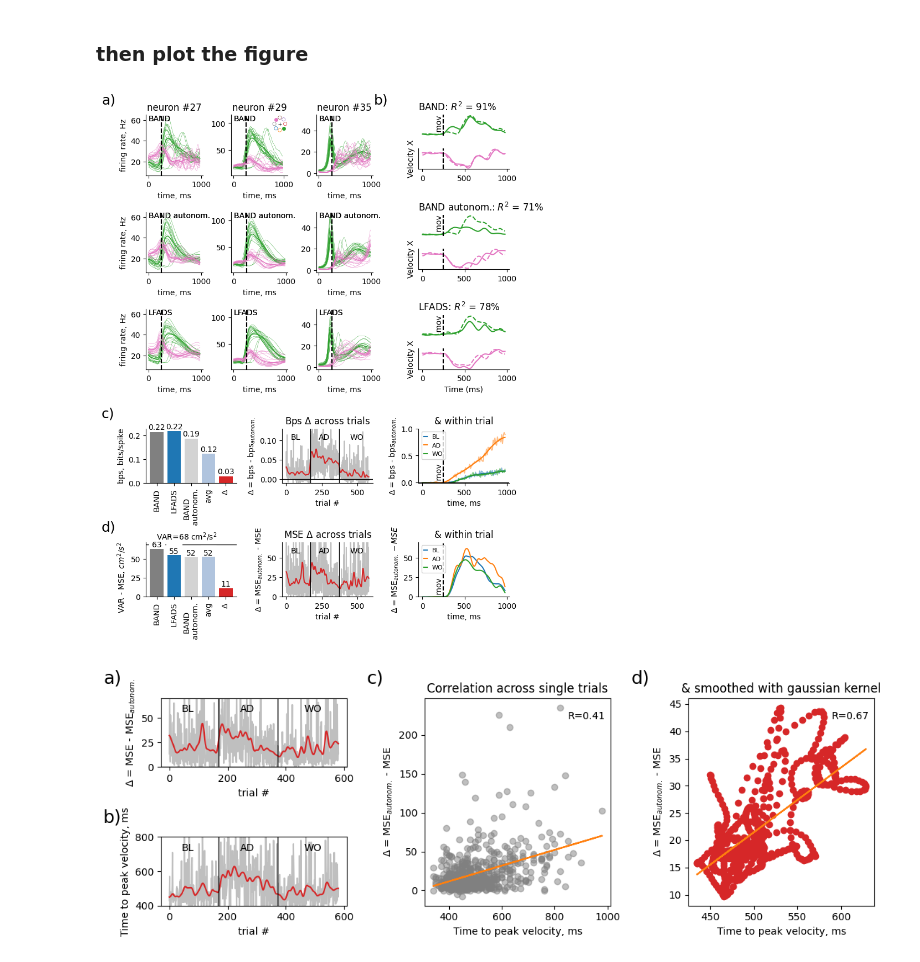
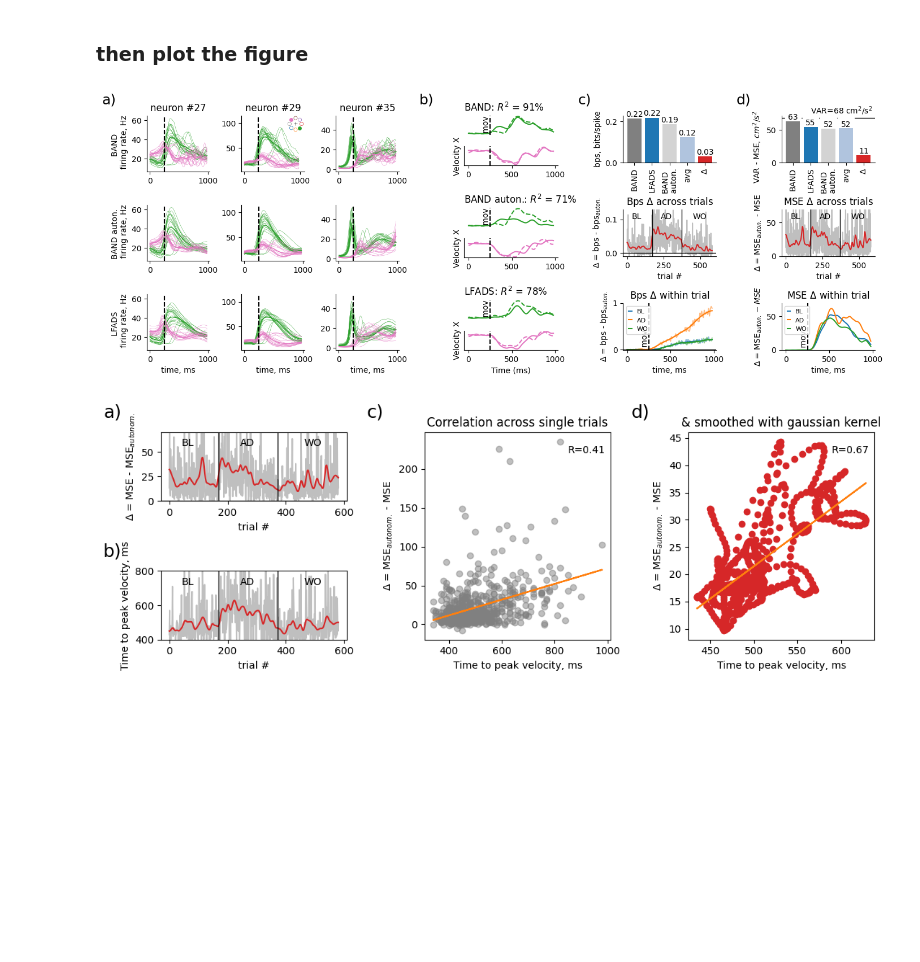
Before and after one commit to NinelK/BAND-torch, a Jupyter notebook: notebooks/paper/Fig5_small_controlled_variability.ipynb, the cells around one changed output. Drawn from its saved outputs; the diff is of its cells as text; code cells hidden in the pictures; blank space fills up the shorter version.

Commit message:
update figures

```diff
--- a/notebooks/paper/Fig5_small_controlled_variability.ipynb
+++ b/notebooks/paper/Fig5_small_controlled_variability.ipynb
@@ -868,24 +868,23 @@ def make_task_schematics(ax, x,y,r,aspect=1.,shown=np.ones(8)):
                 s = 20, c='k', marker='+',linewidth=.5)
 # %%
 layout = '''
-AAB
-AAB
-AAB
-CCC
-DDD
+AABCD
+AABCD
+AABCD
 '''
 
 trial_kernel_w = 5 # kernel width for smoothing over trials
 select = [2,6] # directions to plot
 
-fig = plt.figure(figsize=(8, 10))
+fig = plt.figure(figsize=(14, 5))
 # blank = fig.add_subplot([0,0,1,1])
-specs, gs = panel_specs(layout, fig=fig, gridspec_args={'left': 0.1, 'right': .92, 'bottom': 0.08, 'top': 0.95, 'hspace': 1.2, 'wspace': .5})
+specs, gs = panel_specs(layout, fig=fig, gridspec_args={'left': 0.06, 'right': .98, 'bottom': 0.09, 'top': 0.92, 'hspace': 1.2, 'wspace': .7})
 axes = {}
 
-ratios = [1,1,1]
-gs.set_width_ratios(ratios)
-gs.set_height_ratios([1,1,1,1.2,1.2])
+w_ratios = [1,1,1,1,1]
+h_ratios = [1,1,1]
+gs.set_width_ratios(w_ratios)
+gs.set_height_ratios(h_ratios)
 
 model_rows = 3
 subgs = specs['A'].subgridspec(model_rows, 3, wspace=0.5)
@@ -902,14 +901,14 @@ for j in range(model_rows*len(select)+(model_rows-1)):
     axes[f"B{j}"] = ax = fig.add_subplot(subgs[j])
 label_panel(axes['B0'], 'b', postfix=')')
 
-subgs = specs['C'].subgridspec(1, 3, wspace=0.5)
-subgs.set_width_ratios(ratios)
+subgs = specs['C'].subgridspec(3, 1, hspace=1)
+subgs.set_height_ratios(h_ratios)
 for i in range(3):
     axes[f"C{i}"] = ax = fig.add_subplot(subgs[i])
 label_panel(axes['C0'], 'c', postfix=')')
 
-subgs = specs['D'].subgridspec(1, 3, wspace=0.5)
-subgs.set_width_ratios(ratios)
+subgs = specs['D'].subgridspec(3, 1, hspace=1)
+subgs.set_height_ratios(h_ratios)
 for i in range(3):
     axes[f"D{i}"] = ax = fig.add_subplot(subgs[i])
 label_panel(axes['D0'], 'd', postfix=')')
@@ -922,7 +921,7 @@ for k, (n, sub) in enumerate(zip([27, 29, 35], [select,select,select])):
     for i, (frs, title) in enumerate(zip([concat_rates[model_id],
                                           concat_noci_rates[model_id],
                                           concat_rates[0]],
-                                        [mn, f'{mn} autonom.', "LFADS"])):
+                                        [mn, f'{mn} auton.', "LFADS"])):
         for j, d in enumerate(unique_dirs):
             if d in unique_dirs[sub]:
                 mask = concat_target_direction == d
@@ -940,9 +939,10 @@ for k, (n, sub) in enumerate(zip([27, 29, 35], [select,select,select])):
                 if i == 0:
                     axes[f'A0{k}'].set_title(f"neuron #{n}")  # , firing rate")
                 if k == 0:
-                    axes[f'A{i}{k}'].set_ylabel("firing rate, Hz")
-                axes[f'A{i}{k}'].set_xlabel("time, ms")
-                axes[f'A{i}{k}'].text(0.05, 0.9, title, transform=axes[f'A{i}{k}'].transAxes, ha='left')
+                    axes[f'A{i}{k}'].set_ylabel(f"{title} \n firing rate, Hz")
+                if i == 2:
+                    axes[f'A2{k}'].set_xlabel("time, ms")
+                # axes[f'A{i}{k}'].text(0.05, 0.9, title, transform=axes[f'A{i}{k}'].transAxes, ha='left')
 
                 # add movement onset mark and text
                 axes[f'A{i}{k}'].axvline(250, c='k', linestyle='--')
@@ -959,7 +959,7 @@ axes[f'B{len(select)-1}'].set_xlabel('')
 axes[f'B{len(select)}'].axis('off')
 plot_beh_pred(concat_true_behavior, concat_noci_behaviors[model_id],
               dir_index, t2p, [axes[f'B{i}'] for i in range(len(select)+1,len(select)*2+1)],
-              'all', 'AD', select = select, component=0,title=f"{mn} autonom.")
+              'all', 'AD', select = select, component=0,title=f"{mn} auton.")
 axes[f'B{len(select)*2}'].set_xlabel('')
 axes[f'B{len(select)*2+1}'].axis('off')
 plot_beh_pred(concat_true_behavior, concat_behaviors[0],
@@ -977,7 +977,7 @@ select = [2,6] # directions to plot
 values = [valid_co_bps[mn], valid_co_bps['LFADS'], valid_co_bps[f'{mn}_noci'],
                 valid_co_bps['avg'],
                 valid_co_bps[mn] - valid_co_bps[f'{mn}_noci']]
-axes['C0'].bar([mn, 'LFADS', f'{mn}\n autonom.',
+axes['C0'].bar([mn, 'LFADS', f'{mn}\n auton.',
                 'avg', r'$\Delta$'],
                values,
                color=['grey','C0', 'lightgrey','lightsteelblue','C3'])
@@ -999,12 +999,12 @@ axes['C1'].text(0.5 * n_BL / n, 0.8, 'BL', transform=axes['C1'].transAxes, ha='c
 axes['C1'].text((n_BL + 0.5*n_AD) / n, 0.8, 'AD', transform=axes['C1'].transAxes, ha='center')
 axes['C1'].text((n_BL + n_AD + 0.5*n_WO) / n, 0.8, 'WO', transform=axes['C1'].transAxes, ha='center')
 axes['C1'].set_xlabel('trial #')
-axes['C1'].set_ylabel(r'$\Delta$ = bps - bps$_{autonom.}$')
+axes['C1'].set_ylabel(r'$\Delta$ = bps - bps$_{auton.}$')
 axes['C1'].set_title(r'Bps $\Delta$ across trials')
 # axes['C1'].set_yticks([0,0.05])
 axes['C1'].set_ylim([-0.01,0.13])
 
-axes['C2'].set_title('& within trial')
+axes['C2'].set_title('Bps $\Delta$ within trial')
 time = np.arange(concat_data.shape[1])*bin_size_ms
 for e, epoch_name in enumerate(['BL','AD','WO']):
     n_sp = valid_data[valid_epoch==e].sum(0).sum(-1)
@@ -1015,7 +1015,7 @@ for e, epoch_name in enumerate(['BL','AD','WO']):
     axes['C2'].plot(time, gaussian_filter1d(cobps - cobps_noci, 5),label=epoch_name,c=f"C{e}")
 axes['C2'].legend(loc='upper left',handlelength=.5,fontsize=8)
 axes['C2'].set_xlabel('time, ms')
-axes['C2'].set_ylabel(r'$\Delta$ = bps - bps$_{autonom.}$')
+axes['C2'].set_ylabel(r'$\Delta$ = bps - bps$_{auton.}$')
 # axes['C2'].set_yticks([0,0.05])
 axes['C2'].axhline(0, color='k', linewidth=1)
 axes['C2'].set_ylim([-0.01,1.0])
@@ -1029,7 +1029,7 @@ values = [beh_mse['var'] - beh_mse[mn],
                 beh_mse['var'] - beh_mse[f'{mn}_noci'],
                 beh_mse['var'] - beh_mse['avg_behavior'],
                 delta]
-axes['D0'].bar([mn, 'LFADS', f'{mn}\n autonom.',
+axes['D0'].bar([mn, 'LFADS', f'{mn}\n auton.',
                 'avg', r'$\Delta$'],
                values,
                 color=['grey','C0', 'lightgrey', 'lightsteelblue','C3'], zorder=2)
@@ -1040,7 +1040,7 @@ for i, v in enumerate(values):
     axes['D0'].text(i, v+2.5, f"{v:.0f}", ha='center', backgroundcolor='w', zorder=1) # zorder is important to not obstruct part of the bar
 # axes['D0'].set_ylim([-10,15])
 axes['D0'].axhline(beh_mse['var'], color='k', linewidth=1, zorder=0)
-axes['D0'].text(3.5, 1.1*beh_mse['var'], f"VAR={beh_mse['var']:.0f} "+r"cm$^2$/s$^2$", ha='right')
+axes['D0'].text(4.5, 1.1*beh_mse['var'], f"VAR={beh_mse['var']:.0f} "+r"cm$^2$/s$^2$", ha='right')
 
 axes['D1'].plot(mse_trials_delta,alpha=0.5,c='grey')
 axes['D1'].plot(gaussian_filter1d(mse_trials_delta, trial_kernel_w),c='C3')
@@ -1050,37 +1050,37 @@ n_AD = np.sum(epochs_pull==1)
 n_WO = np.sum(epochs_pull==2)
 n = n_BL + n_AD + n_WO
 axes['D1'].axvline(n_BL, color='k', linewidth=1)
 axes['D1'].axvline(n_BL+n_AD, color='k', linewidth=1)
 axes['D1'].axhline(0, color='k', linewidth=1)
 axes['D1'].text(0.5 * n_BL / n, 0.8, 'BL', transform=axes['D1'].transAxes, ha='center')
 axes['D1'].text((n_BL + 0.5*n_AD) / n, 0.8, 'AD', transform=axes['D1'].transAxes, ha='center')
 axes['D1'].text((n_BL + n_AD + 0.5*n_WO) / n, 0.8, 'WO', transform=axes['D1'].transAxes, ha='center')
 axes['D1'].set_xlabel('trial #')
-axes['D1'].set_ylabel(r'$\Delta$ = MSE$_{autonom.}$ - MSE')
+axes['D1'].set_ylabel(r'$\Delta$ = MSE$_{auton.}$ - MSE')
 axes['D1'].set_title(r'MSE $\Delta$ across trials')
 axes['D1'].set_ylim([0,70])
 
-axes['D2'].set_title('& within trial')
+axes['D2'].set_title('MSE $\Delta$ within trial')
 time = np.arange(concat_data.shape[1])*bin_size_ms
 for e, epoch_name in enumerate(['BL','AD','WO']):
     mse_BAND = np.mean((concat_behaviors[model_id][concat_epochs == e] - concat_true_behavior[concat_epochs == e])**2, axis=0).sum(-1)
     mse_BAND_noci = np.mean((concat_noci_behaviors[model_id][concat_epochs == e] - concat_true_behavior[concat_epochs == e])**2, axis=0).sum(-1)
 
     axes['D2'].plot(time,(mse_BAND_noci - mse_BAND),label=epoch_name,c=f"C{e}")
 
 axes['D2'].legend(loc='upper left',handlelength=.5,fontsize=8)
 axes['D2'].set_xlabel('time, ms')
-axes['D2'].set_ylabel(r'$\Delta$ = MSE$_{autonom.} - MSE$')
+axes['D2'].set_ylabel(r'$\Delta$ = MSE$_{auton.} - MSE$')
 axes['D2'].set_ylim([0,70])
 axes['D2'].axvline(250,c='k',linestyle='--')
 axes['D2'].text(250,0.,' mov',rotation=90,va='bottom',ha='right')
 
 plt.subplots_adjust(hspace=0.6)
 # plt.tight_layout()
 plt.savefig(f"figs/fig5_{dataset_name}_{model_name}.pdf")
 plt.savefig(f"figs/fig5_{dataset_name}_{model_name}.png")
 # %% [output]
-[figure, old version]
+[figure, new version]
 # %%
 layout = '''
 acd
```
Also changed, not shown: parts of 1 cell of this notebook, 1 other file.
